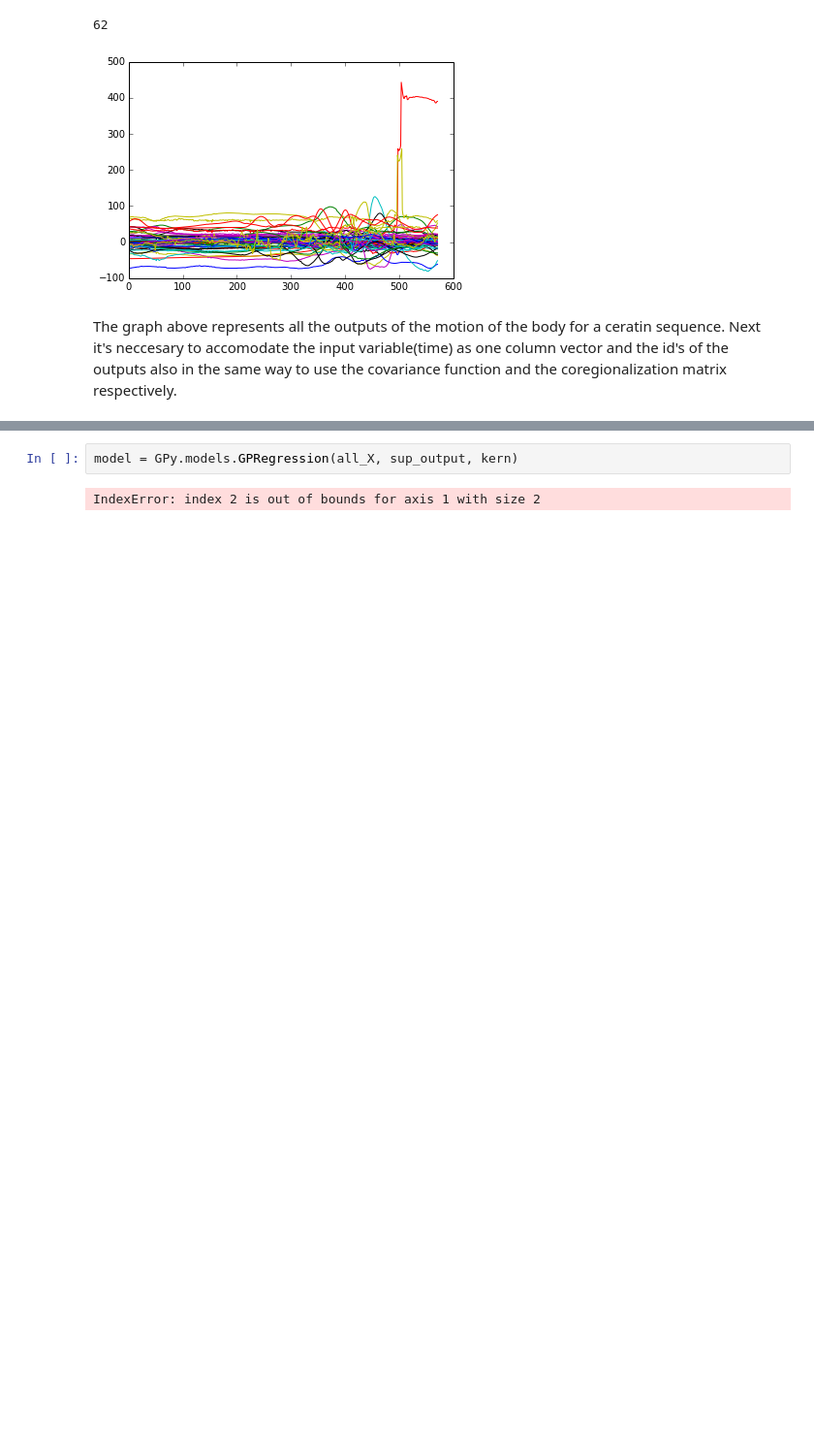
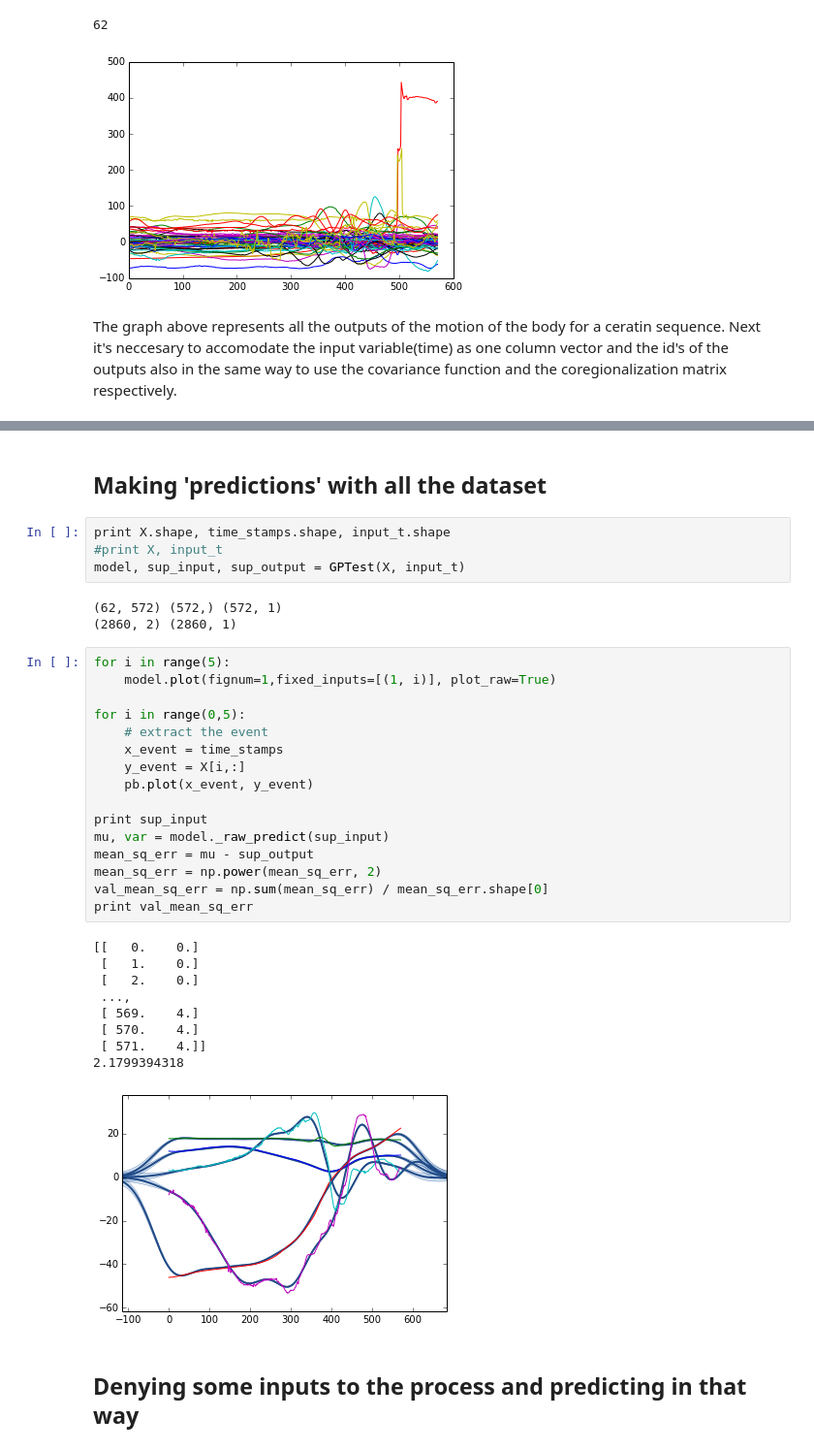
Before and after one commit to juangil/machine_learning_class, a Jupyter notebook: GP_tests/mocap_test_1/MOGP_mocap_1.ipynb, the cells around one changed output, grey strips where cells are left out. Shown at 97% size. Saved outputs shown, nothing was run; the diff lists cells and outputs as text; blank space fills up the shorter version.

```diff
--- a/GP_tests/mocap_test_1/MOGP_mocap_1.ipynb
+++ b/GP_tests/mocap_test_1/MOGP_mocap_1.ipynb
@@ -169,4 +171,37 @@ kern = GPy.kern.RBF(10., lengthscale=50.)**GPy.kern.Coregionalize(input_dim = 1,
-# %%
-model = GPy.models.GPRegression(all_X, sup_output, kern)
-# %% [output]
-IndexError: index 2 is out of bounds for axis 1 with size 2
+# %% [markdown]
+## Making 'predictions' with all the dataset
+# %%
+print X.shape, time_stamps.shape, input_t.shape
+#print X, input_t
+model, sup_input, sup_output = GPTest(X, input_t)
+# %% [output]
+(62, 572) (572,) (572, 1)
+(2860, 2) (2860, 1)
+# %%
+for i in range(5):
+    model.plot(fignum=1,fixed_inputs=[(1, i)], plot_raw=True)
+
+for i in range(0,5):
+    # extract the event
+    x_event = time_stamps
+    y_event = X[i,:]
+    pb.plot(x_event, y_event)
+
+print sup_input
+mu, var = model._raw_predict(sup_input)
+mean_sq_err = mu - sup_output
+mean_sq_err = np.power(mean_sq_err, 2)
+val_mean_sq_err = np.sum(mean_sq_err) / mean_sq_err.shape[0]
+print val_mean_sq_err
+# %% [output]
+[[   0.    0.]
+ [   1.    0.]
+ [   2.    0.]
+ ...,
+ [ 569.    4.]
+ [ 570.    4.]
+ [ 571.    4.]]
+2.1799394318
+[figure, added]
+# %% [markdown]
+## Denying some inputs to the process and predicting in that way
```
Also changed, not shown: parts of 6 cells of this notebook.
